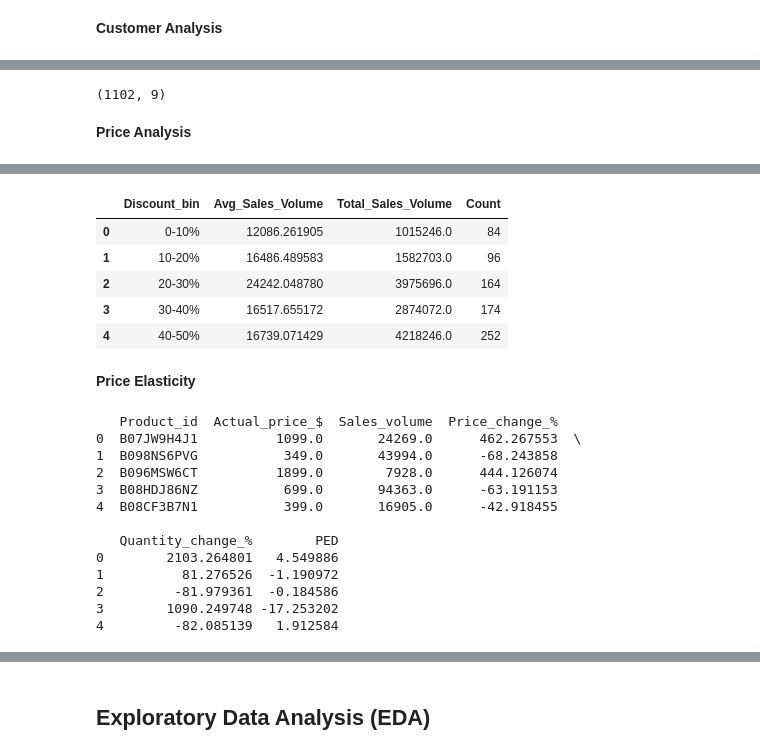
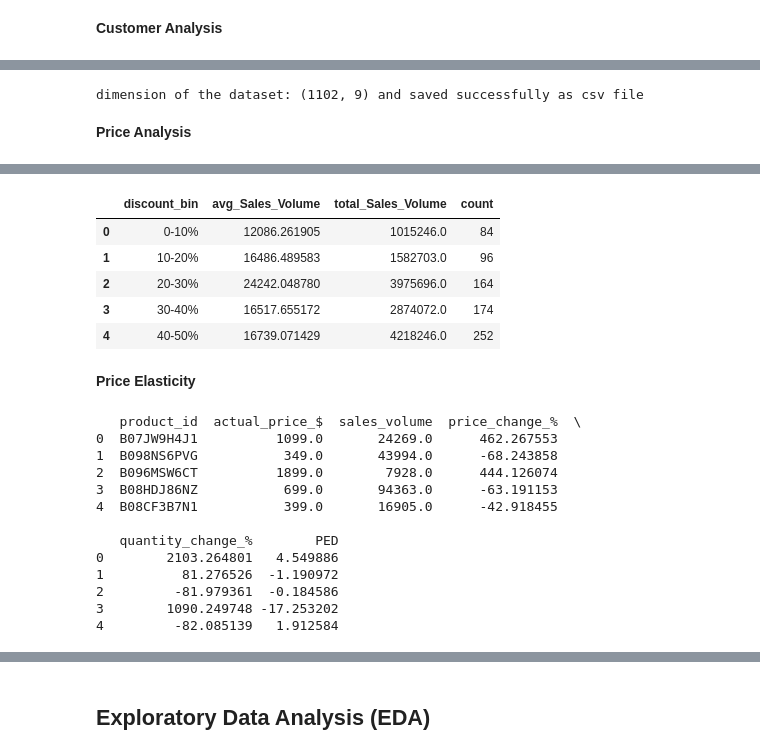
Before and after one commit to Omedobi/Data-Science-Projects, a Jupyter notebook: Amazon data analytic/notebook/Amazon-sales-analytic.ipynb, the cells around one changed output, grey strips where cells are left out. Drawn from its saved outputs; the diff is of its cells as text; code cells hidden in the pictures.

```diff
--- a/Amazon data analytic/notebook/Amazon-sales-analytic.ipynb
+++ b/Amazon data analytic/notebook/Amazon-sales-analytic.ipynb
@@ -687,12 +546,10 @@ df2.head()
 # Revenue calculation
 
 #calculate the revenue for each product
-df2["Revenue_$"] = df2['Discount_percentage_%'] * df2['Rating_count']
+df2["revenue_$"] = df2['discounted_price_$'] * df2['rating_count']
 
 #calculate the revenue for all products
-total_revenue = df2['Revenue_$'].sum()
+total_revenue = df2['revenue_$'].sum()
 
 print(f'Total Revenue: ${total_revenue}')
-
-df2.head()
 # %% [output]
@@ -749,29 +603,32 @@ Top Product categories by Revenue:
 **Customer Analysis**
 # %%
 from datetime import datetime, timedelta
+import random
 
 # create a possible date for purchase date
 
-start_date = datetime(2021,1,1)
+start_date = datetime(2019,1,1)
 end_date = datetime(2023, 12, 31)
 
 def random_date(start, end):
     """Generate random datetime between start and end."""
-    return start + timedelta(days=np.random.randint(0, (end - start).days))
+    delta = end - start
+    random_days = random.randint(0, delta.days)
+    return start + timedelta(days=random_days)
 
-df2['Purchase_date'] = df2.apply(lambda x: random_date(start_date, end_date), axis=1)
+df2['purchase_date'] = df2.apply(lambda x: random_date(start_date, end_date), axis=1)
 # %%
 # Customer segmentation based on their purchase behaviour
 
 #confirm the datetime preparation
 today = datetime.now()
-df2['Purchase_date'] = pd.to_datetime(df2['Purchase_date'])
+df2['purchase_date'] = pd.to_datetime(df2['purchase_date'])
 
 #Calculate Recency, Frequency, and Monetary values for each customer
-rfm = df2.groupby('User_id').agg({
-    'Purchase_date': lambda x: (today - x.max()).days,
-    'User_id': 'count',
-    'Discounted_price_$': 'sum'
+rfm = df2.groupby('user_id').agg({
+    'purchase_date': lambda x: (today - x.max()).days,
+    'user_id': 'count',
+    'discounted_price_$': 'sum'
 })
 
 #rename columns
@@ -806,9 +663,9 @@ rfm.head(10)
 # %%
 rfm.to_csv('../data/cleaned/rfm.csv', index=False)
 
-print(rfm.shape)
+print(f"dimension of the dataset: {rfm.shape} and saved successfully as csv file")
 # %% [output]
-(1102, 9)
+dimension of the dataset: (1102, 9) and saved successfully as csv file
 # %% [markdown]
 **Price Analysis**
 # %%
@@ -817,33 +674,33 @@ from scipy.stats import ttest_ind, f_oneway
 
 #calculating additional metric
 
-df2['Discount_amount'] = df2['Actual_price_$'] - df2['Discounted_price_$']
-df2['Sales_volume'] = df2['Rating_count'] #using this as proxy for sales volumne
+df2['discount_amount'] = df2['actual_price_$'] - df2['discounted_price_$']
+df2['sales_volume'] = df2['rating_count'] #using this as proxy for sales volumne
 
 #categorize discount into bins
 discount_bins = [0, 10, 20, 30, 40, 50, 60, 70, 80, 90, 100]
 discount_labels = ['0-10%', '10-20%', '20-30%', '30-40%', '40-50%', '50-60%', '60-70%', '70-80%', '80-90%', '90-100%']
-df2['Discount_bin'] = pd.cut(df2['Discount_percentage_%'], bins=discount_bins, labels=discount_labels, include_lowest=True)
+df2['discount_bin'] = pd.cut(df2['discount_percentage_%'], bins=discount_bins, labels=discount_labels, include_lowest=True)
 
 #Group the discount bin and calculate average sales volumne
-discount_effectiveness = df2.groupby('Discount_bin').agg({
-    'Sales_volume':['mean','sum'],
-    'Discount_percentage_%':'count'
+discount_effectiveness = df2.groupby('discount_bin').agg({
+    'sales_volume':['mean','sum'],
+    'discount_percentage_%':'count'
 }).reset_index()
 
 #Rename the columns
-discount_effectiveness.columns = ['Discount_bin', 'Avg_Sales_Volume', 'Total_Sales_Volume', 'Count']
+discount_effectiveness.columns = ['discount_bin', 'avg_Sales_Volume', 'total_Sales_Volume', 'count']
 
 # Statistical test to compare sales volumes across discount levels
-no_discount_sales = df2[df2['Discount_percentage_%'] == 0]['Sales_volume']
-discounted_sales = df2[df2['Discount_percentage_%'] > 0]['Sales_volume']
+no_discount_sales = df2[df2['discount_percentage_%'] == 0]['sales_volume']
+discounted_sales = df2[df2['discount_percentage_%'] > 0]['sales_volume']
 
 # T-test for two independent samples
 t_stat, p_val = ttest_ind(no_discount_sales, discounted_sales, equal_var=False)
 print(f"T-test results: t-statistic = {t_stat}, p-value = {p_val}")
 
 # comparing more than two groups (ANOVA)
-anova_results = f_oneway(*[df2[df2['Discount_bin'] == bin]['Sales_volume'] for bin in discount_labels if bin in df2['Discount_bin'].values])
+anova_results = f_oneway(*[df2[df2['discount_bin'] == bin]['sales_volume'] for bin in discount_labels if bin in df2['discount_bin'].values])
 print(f"ANOVA results: F-statistic = {anova_results.statistic}, p-value = {anova_results.pvalue}")
 
 discount_effectiveness.head()
@@ -853,4 +710,4 @@ ANOVA results: F-statistic = 2.732597703877533, p-value = 0.0036486604214584824
-|  | Discount_bin | Avg_Sales_Volume | Total_Sales_Volume | Count |
+|  | discount_bin | avg_Sales_Volume | total_Sales_Volume | count |
 | 0 | 0-10% | 12086.261905 | 1015246.0 | 84 |
 | 1 | 10-20% | 16486.489583 | 1582703.0 | 96 |
 | 2 | 20-30% | 24242.048780 | 3975696.0 | 164 |
@@ -860,25 +717,25 @@ ANOVA results: F-statistic = 2.732597703877533, p-value = 0.0036486604214584824
 **Price Elasticity**
 # %%
 #Calculate percentage change in price and quantity demanded
-df2['Price_change_%'] = df2['Actual_price_$'].pct_change() * 100
-df2['Quantity_change_%'] = df2['Sales_volume'].pct_change() * 100
+df2['price_change_%'] = df2['actual_price_$'].pct_change() * 100
+df2['quantity_change_%'] = df2['sales_volume'].pct_change() * 100
 
 #Handle NaN values
-df2[['Price_change_%','Quantity_change_%']] = df2[['Price_change_%','Quantity_change_%']].fillna(df2[['Price_change_%','Quantity_change_%']].mean())
+df2[['price_change_%','quantity_change_%']] = df2[['price_change_%','quantity_change_%']].fillna(df2[['price_change_%','quantity_change_%']].mean())
 
 #Calculate Price Elasticity of Demand (PED)
-df2['PED'] = df2['Quantity_change_%'] / df2['Price_change_%']
+df2['PED'] = df2['quantity_change_%'] / df2['price_change_%']
 
-print(df2[['Product_id', 'Actual_price_$', 'Sales_volume', 'Price_change_%', 'Quantity_change_%', 'PED']][:5])
+print(df2[['product_id', 'actual_price_$', 'sales_volume', 'price_change_%', 'quantity_change_%', 'PED']][:5])
 # %% [output]
-   Product_id  Actual_price_$  Sales_volume  Price_change_%
-0  B07JW9H4J1          1099.0       24269.0      462.267553  \
+   product_id  actual_price_$  sales_volume  price_change_%  \
+0  B07JW9H4J1          1099.0       24269.0      462.267553
 1  B098NS6PVG           349.0       43994.0      -68.243858
 2  B096MSW6CT          1899.0        7928.0      444.126074
 3  B08HDJ86NZ           699.0       94363.0      -63.191153
 4  B08CF3B7N1           399.0       16905.0      -42.918455
 
-   Quantity_change_%        PED
+   quantity_change_%        PED
 0        2103.264801   4.549886
 1          81.276526  -1.190972
 2         -81.979361  -0.184586
```
Also changed, not shown: parts of 103 cells of this notebook.
